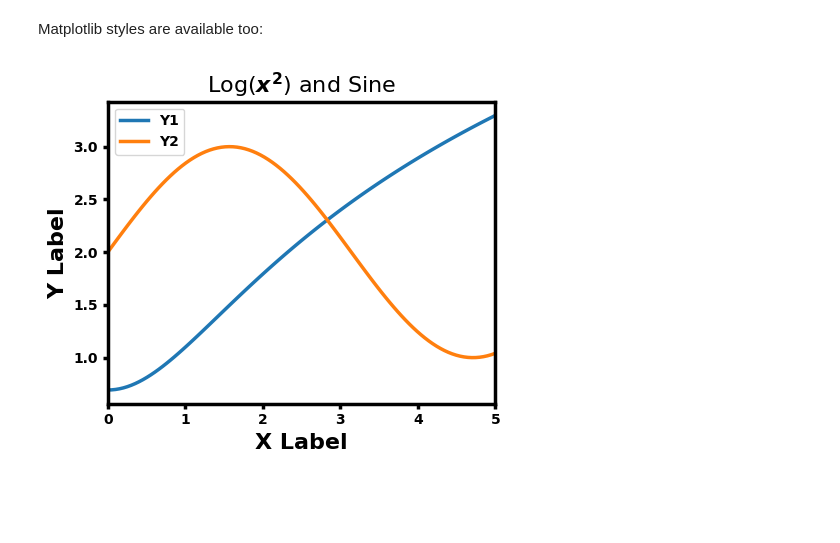
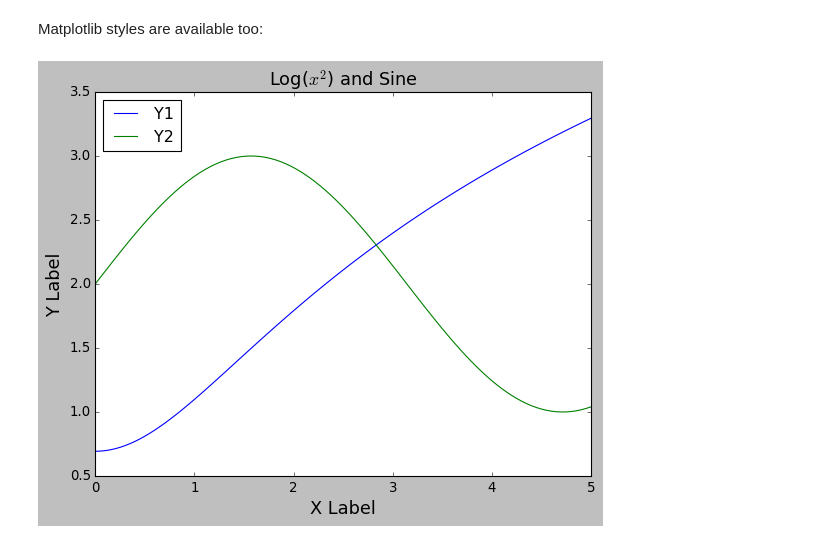
Before and after one commit to blakeflei/IntroScientificPythonWithJupyter, a Jupyter notebook: 10 - Pandas Crash Course.ipynb, the cells around one changed output. Cells and saved outputs as stored; diff of their text form; code cells hidden in the pictures; blank space fills up the shorter version.

```diff
--- a/10 - Pandas Crash Course.ipynb
+++ b/10 - Pandas Crash Course.ipynb
@@ -779,16 +796,16 @@ plt.show()
 # %% [markdown]
 Matplotlib styles are available too:
 # %%
-style_name = 'presentation' # This style is set previously in the matplotlib section
+style_name = 'classic'
 plt.style.use(style_name)
 
 dfp.plot(x = 'X')
 plt.title('Log($x^2$) and Sine', fontsize=16)
 plt.xlabel('X Label', fontsize=16)
 plt.ylabel('Y Label', fontsize=16)
 
 plt.show()
 # %% [output]
-[figure, old version]
+[figure, new version]
 # %%
 mpl.rcdefaults() # Reset matplotlib rc defaults
```
Also changed, not shown: parts of 51 cells of this notebook.
